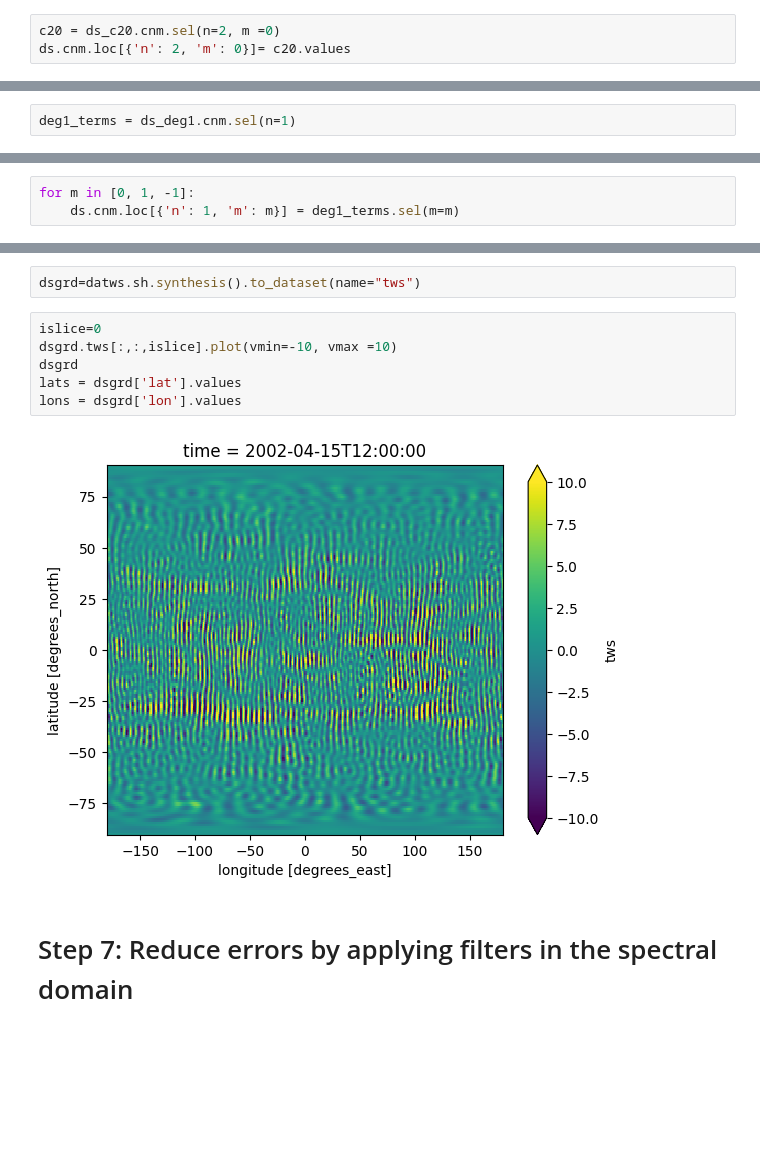
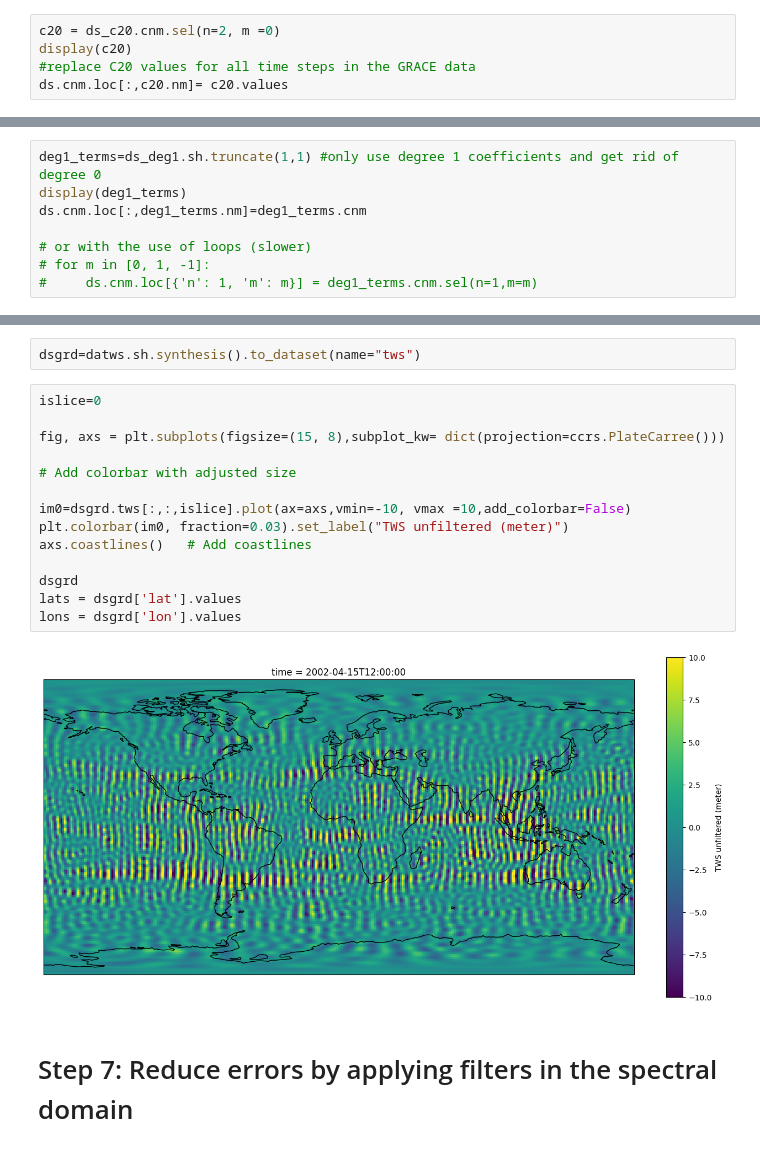
Before and after one commit to ITC-Water-Resources/M-GEO_TWS-GRACE-Exercise, a Jupyter notebook: Tutorial_1.ipynb, the cells around one changed output, grey strips where cells are left out. Saved outputs shown, nothing was run; the diff lists cells and outputs as text; blank space fills up the shorter version.

```diff
--- a/Tutorial_1.ipynb
+++ b/Tutorial_1.ipynb
@@ -116,4 +116,6 @@ bkdatadir = os.path.expanduser(os.path.join(dataroot,'monthly_solutions/monthly_
 ds_deg1,ds_c20 = load_icgem_files(bkdatadir)
 # %%
 c20 = ds_c20.cnm.sel(n=2, m =0)
-ds.cnm.loc[{'n': 2, 'm': 0}]= c20.values
+display(c20)
+#replace C20 values for all time steps in the GRACE data
+ds.cnm.loc[:,c20.nm]= c20.values
@@ -120,2 +140,8 @@ ds.cnm.loc[{'n': 2, 'm': 0}]= c20.values
 # %%
-deg1_terms = ds_deg1.cnm.sel(n=1)
+deg1_terms=ds_deg1.sh.truncate(1,1) #only use degree 1 coefficients and get rid of degree 0
+display(deg1_terms)
+ds.cnm.loc[:,deg1_terms.nm]=deg1_terms.cnm
+
+# or with the use of loops (slower)
+# for m in [0, 1, -1]:
+#     ds.cnm.loc[{'n': 1, 'm': m}] = deg1_terms.cnm.sel(n=1,m=m)
@@ -122,6 +166,3 @@ deg1_terms = ds_deg1.cnm.sel(n=1)
-# %%
-for m in [0, 1, -1]:
-    ds.cnm.loc[{'n': 1, 'm': m}] = deg1_terms.sel(m=m)
 # %% [markdown]
 # Step 4: Read the time-invariable static gravity field data and subtract it from the monthly solutions
 # %%
@@ -187,12 +228,20 @@ Attributes:
 dsgrd=datws.sh.synthesis().to_dataset(name="tws")
 # %%
 islice=0
-dsgrd.tws[:,:,islice].plot(vmin=-10, vmax =10)
+
+fig, axs = plt.subplots(figsize=(15, 8),subplot_kw= dict(projection=ccrs.PlateCarree()))
+
+# Add colorbar with adjusted size
+
+im0=dsgrd.tws[:,:,islice].plot(ax=axs,vmin=-10, vmax =10,add_colorbar=False)
+plt.colorbar(im0, fraction=0.03).set_label("TWS unfiltered (meter)")
+axs.coastlines()   # Add coastlines
+
 dsgrd
 lats = dsgrd['lat'].values
 lons = dsgrd['lon'].values
 # %% [output]
-[figure, old version]
+[figure, new version]
 # %% [markdown]
 # Step 7: Reduce errors by applying filters in the spectral domain
 # %%
```
Also changed, not shown: parts of 6 cells of this notebook.
